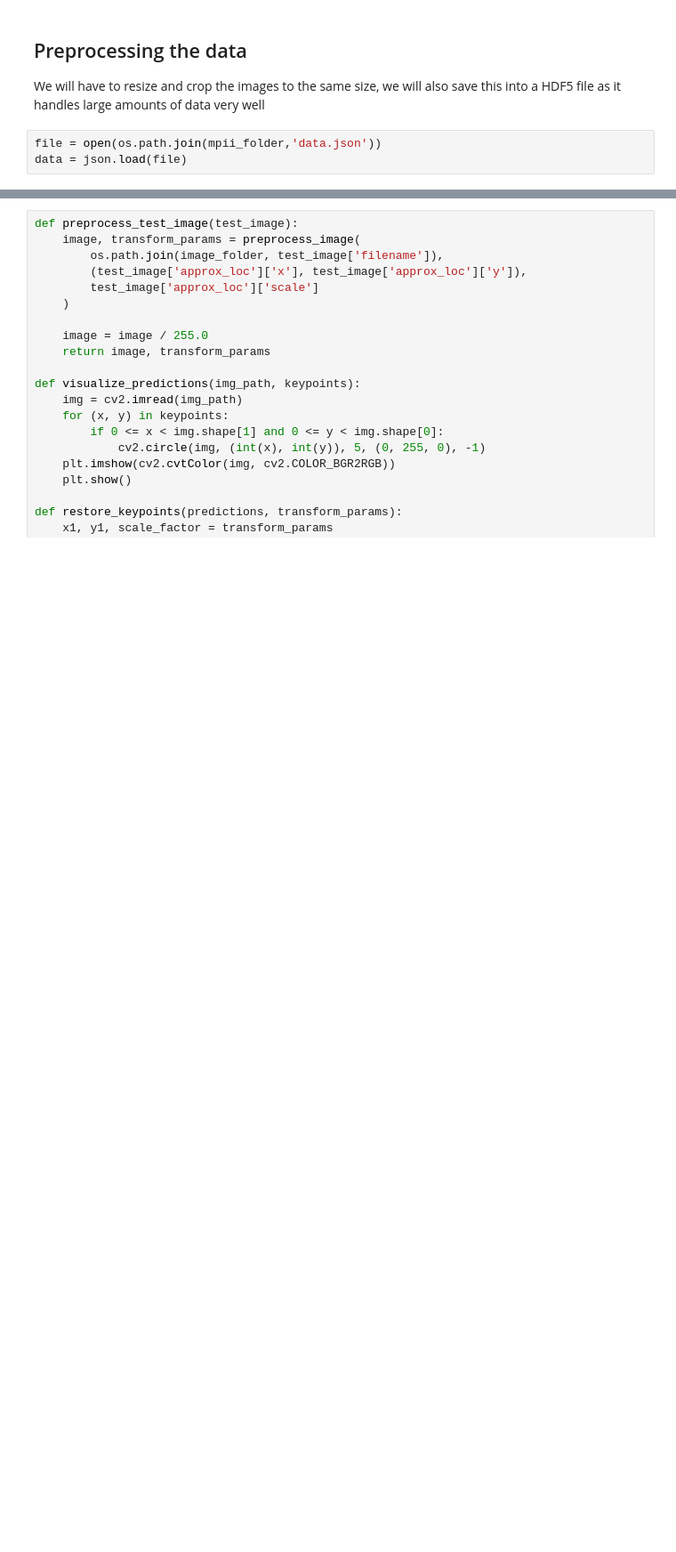
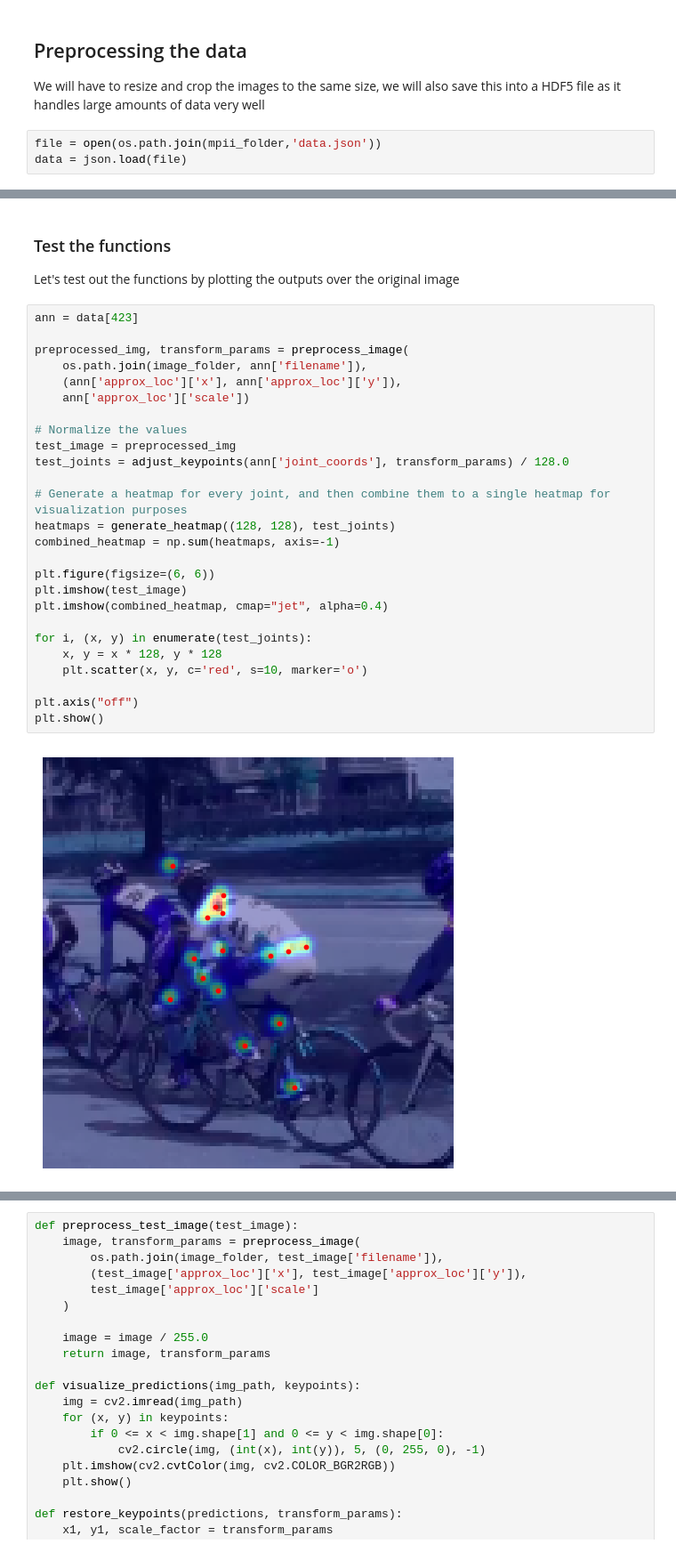
Before and after one commit to williamsaether/BikeFit, a Jupyter notebook: data/exploring.ipynb, the cells around one changed output, grey strips where cells are left out. Shown at 89% size. Cells and saved outputs as stored; diff of their text form; blank space fills up the shorter version.

```diff
--- a/data/exploring.ipynb
+++ b/data/exploring.ipynb
@@ -149,0 +191,31 @@ def adjust_keypoints(keypoints, transform_params):
+# %% [markdown]
+### Test the functions
+Let's test out the functions by plotting the outputs over the original image
+# %%
+ann = data[423]
+
+preprocessed_img, transform_params = preprocess_image(
+    os.path.join(image_folder, ann['filename']),
+    (ann['approx_loc']['x'], ann['approx_loc']['y']),
+    ann['approx_loc']['scale'])
+
+# Normalize the values
+test_image = preprocessed_img
+test_joints = adjust_keypoints(ann['joint_coords'], transform_params) / 128.0
+
+# Generate a heatmap for every joint, and then combine them to a single heatmap for visualization purposes
+heatmaps = generate_heatmap((128, 128), test_joints)
+combined_heatmap = np.sum(heatmaps, axis=-1)
+
+plt.figure(figsize=(6, 6))
+plt.imshow(test_image)
+plt.imshow(combined_heatmap, cmap="jet", alpha=0.4)
+
+for i, (x, y) in enumerate(test_joints):
+    x, y = x * 128, y * 128
+    plt.scatter(x, y, c='red', s=10, marker='o')
+
+plt.axis("off")
+plt.show()
+# %% [output]
+[figure, added]
```
Also changed, not shown: parts of 26 cells of this notebook.
